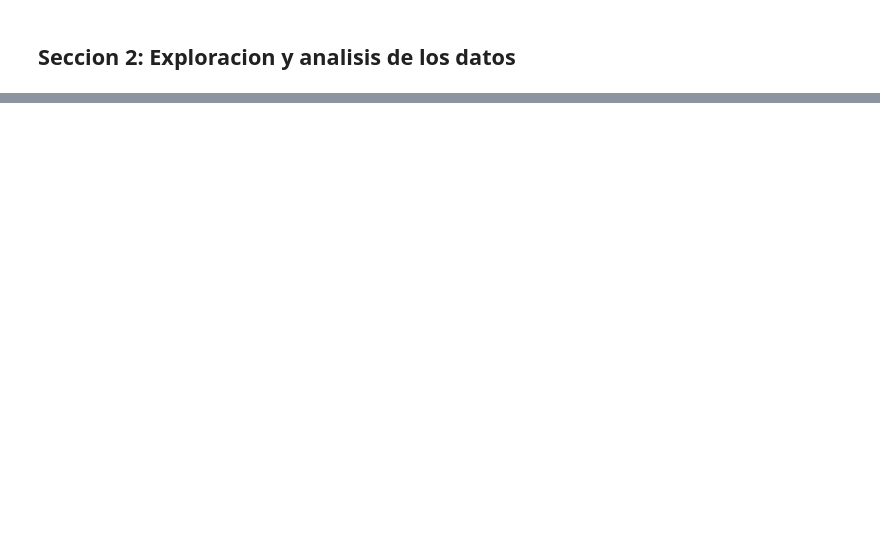
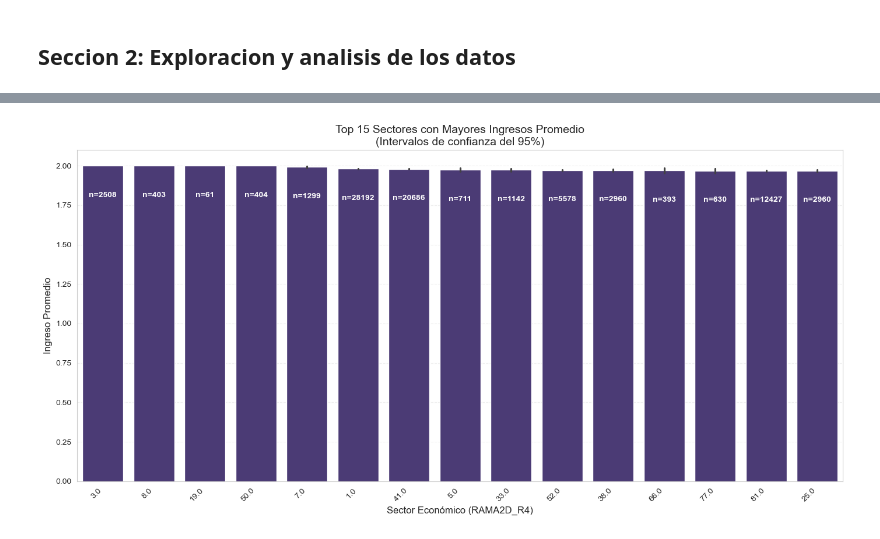
Before and after one commit to Lufe04/FinalAnalitica, a Jupyter notebook: ParcialFinal.ipynb, the cells around one changed output, grey strips where cells are left out. Saved outputs shown, nothing was run; the diff lists cells and outputs as text; code cells hidden in the pictures; blank space fills up the shorter version.

```diff
--- a/ParcialFinal.ipynb
+++ b/ParcialFinal.ipynb
@@ -46,0 +1058,82 @@ print(df.head())  # Muestra las primeras 5 filas en formato tabla
+# %%
+import pandas as pd
+import matplotlib.pyplot as plt
+import seaborn as sns
+
+# 1. Cargar los datos combinados
+df_ene = pd.read_csv("datos_enero_2024.csv")
+df_dic = pd.read_csv("datos_diciembre_2024.csv")
+df = pd.concat([df_ene, df_dic], ignore_index=True)
+
+# 2. Limpieza básica
+df = df[df['RAMA2D_R4'].notna()]  # Eliminar filas sin sector económico
+df = df[df['P7495'] > 0]  # Eliminar ingresos cero o faltantes
+
+# 3. Análisis por sector económico
+sector_analysis = df.groupby('RAMA2D_R4')['P7495'].agg(
+    ['mean', 'median', 'count', 'std']
+).sort_values('mean', ascending=False)
+
+# Filtrar sectores con al menos 30 observaciones para confiabilidad estadística
+sector_analysis = sector_analysis[sector_analysis['count'] >= 30]
+
+print("Top 10 sectores con mayores ingresos promedio:")
+print(sector_analysis.head(10))
+
+print("\nTop 10 sectores con menores ingresos promedio:")
+print(sector_analysis.tail(10))
+
+# 4. Visualización de sectores con mayores ingresos
+plt.figure(figsize=(14, 7))
+top_15_sectores = sector_analysis.head(15)
+
+sns.barplot(
+    data=df[df['RAMA2D_R4'].isin(top_15_sectores.index)],
+    x='RAMA2D_R4',
+    y='P7495',
+    estimator='mean',
+    order=top_15_sectores.index,
+    errorbar=('ci', 95)  # Intervalo de confianza del 95%
+)
+
+plt.title('Top 15 Sectores con Mayores Ingresos Promedio\n(Intervalos de confianza del 95%)', fontsize=14)
+plt.xlabel('Sector Económico (RAMA2D_R4)', fontsize=12)
+plt.ylabel('Ingreso Promedio', fontsize=12)
+plt.xticks(rotation=45, ha='right')
+plt.grid(axis='y', linestyle='--', alpha=0.3)
+
+for i, sector in enumerate(top_15_sectores.index):
+    count = top_15_sectores.loc[sector, 'count']
+    plt.text(i, top_15_sectores.loc[sector, 'mean']*0.9, f'n={count}',
+             ha='center', color='white', fontweight='bold')
+
+plt.tight_layout()
+plt.show()
+
+# 5. Visualización de sectores con menores ingresos
+plt.figure(figsize=(14, 7))
+bottom_15_sectores = sector_analysis.tail(15)
+
+sns.barplot(
+    data=df[df['RAMA2D_R4'].isin(bottom_15_sectores.index)],
+    x='RAMA2D_R4',
+    y='P7495',
+    estimator='mean',
+    order=bottom_15_sectores.index,
+    errorbar=('ci', 95)  # Intervalo de confianza del 95%
+)
+
+plt.title('Top 15 Sectores con Menores Ingresos Promedio\n(Intervalos de confianza del 95%)', fontsize=14)
+plt.xlabel('Sector Económico (RAMA2D_R4)', fontsize=12)
+plt.ylabel('Ingreso Promedio', fontsize=12)
+plt.xticks(rotation=45, ha='right')
+plt.grid(axis='y', linestyle='--', alpha=0.3)
+
+for i, sector in enumerate(bottom_15_sectores.index):
+    count = bottom_15_sectores.loc[sector, 'count']
+    plt.text(i, bottom_15_sectores.loc[sector, 'mean']*1.05, f'n={count}',
+             ha='center', color='black', fontweight='bold')
+
+plt.tight_layout()
+plt.show()
+# %% [output]
@@ -46,0 +1157 @@ print(df.head())  # Muestra las primeras 5 filas en formato tabla
+[figure, added]
```
Also changed, not shown: parts of 47 cells of this notebook, 9 other files.
